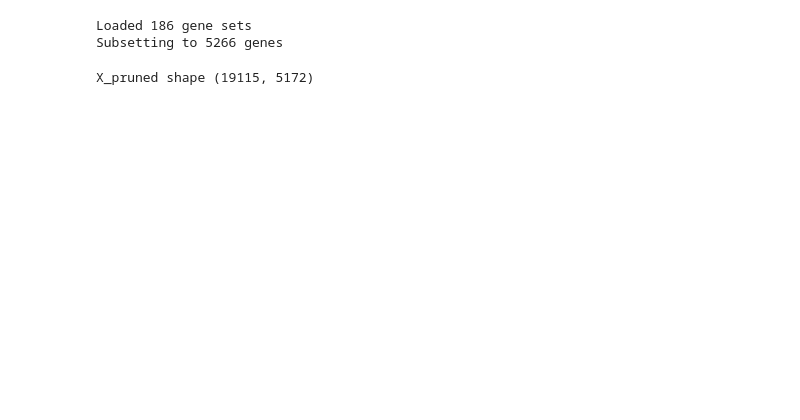
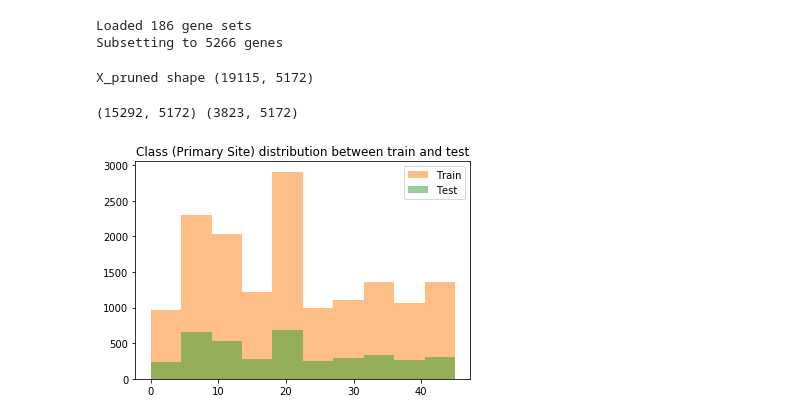
Before and after one commit to rcurrie/tumornormal, a Jupyter notebook: genesets.ipynb, the cells around one changed output. Cells and saved outputs as stored; diff of their text form; code cells hidden in the pictures; blank space fills up the shorter version.

```diff
--- a/genesets.ipynb
+++ b/genesets.ipynb
@@ -105,3 +107,25 @@ assert X_pruned["TP53"]["TCGA-ZP-A9D4-01"] == X["TP53"]["TCGA-ZP-A9D4-01"]
 print("X_pruned shape", X_pruned.shape)
 # %% [output]
 X_pruned shape (19115, 5172)
+# %%
+# Split into stratified training and test sets based on classes (i.e. tissue type) so that we have equal
+# proportions of each tissue type in the train and test sets
+from sklearn.model_selection import StratifiedShuffleSplit
+split = StratifiedShuffleSplit(n_splits=1, test_size=0.2, random_state=42)
+for train_index, test_index in split.split(X_pruned.values, Y["tumor_normal_value"]):
+    X_train, X_test = X_pruned.values[train_index], X_pruned.values[test_index]
+    y_train, y_test = Y["tumor_normal_value"].values[train_index], Y["tumor_normal_value"].values[test_index]
+    classes_train, classes_test = Y["primary_site_value"].values[train_index], Y["primary_site_value"].values[test_index]
+
+print(X_train.shape, X_test.shape)
+# %% [output]
+(15292, 5172) (3823, 5172)
+# %%
+import matplotlib.pyplot as pyplot
+pyplot.hist(classes_train, alpha=0.5, label='Train')
+pyplot.hist(classes_test, alpha=0.5, label='Test')
+pyplot.legend(loc='upper right')
+pyplot.title("Class (Primary Site) distribution between train and test")
+pyplot.show()
+# %% [output]
+[figure, added]
```
Also changed, not shown: parts of 7 cells of this notebook, 1 other file.
